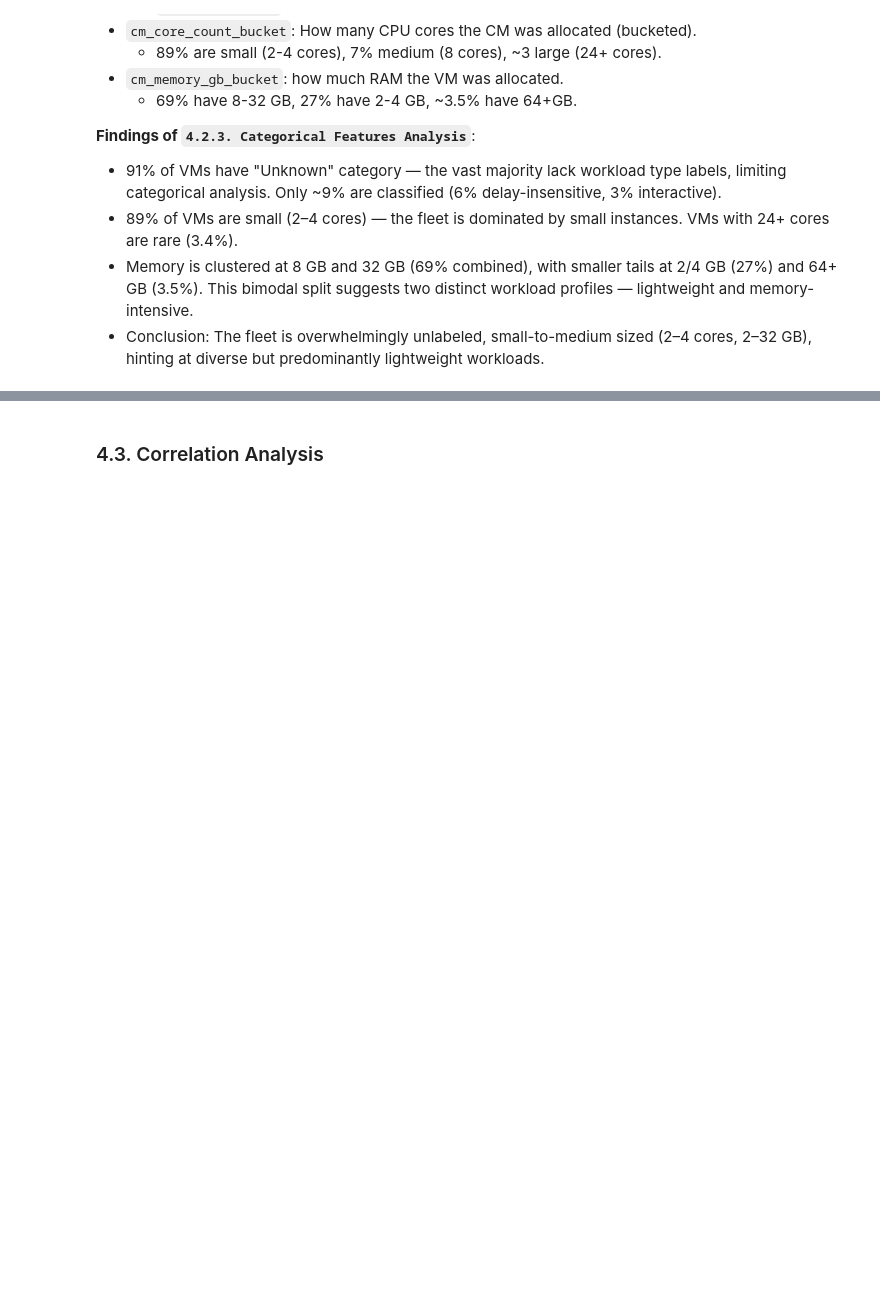
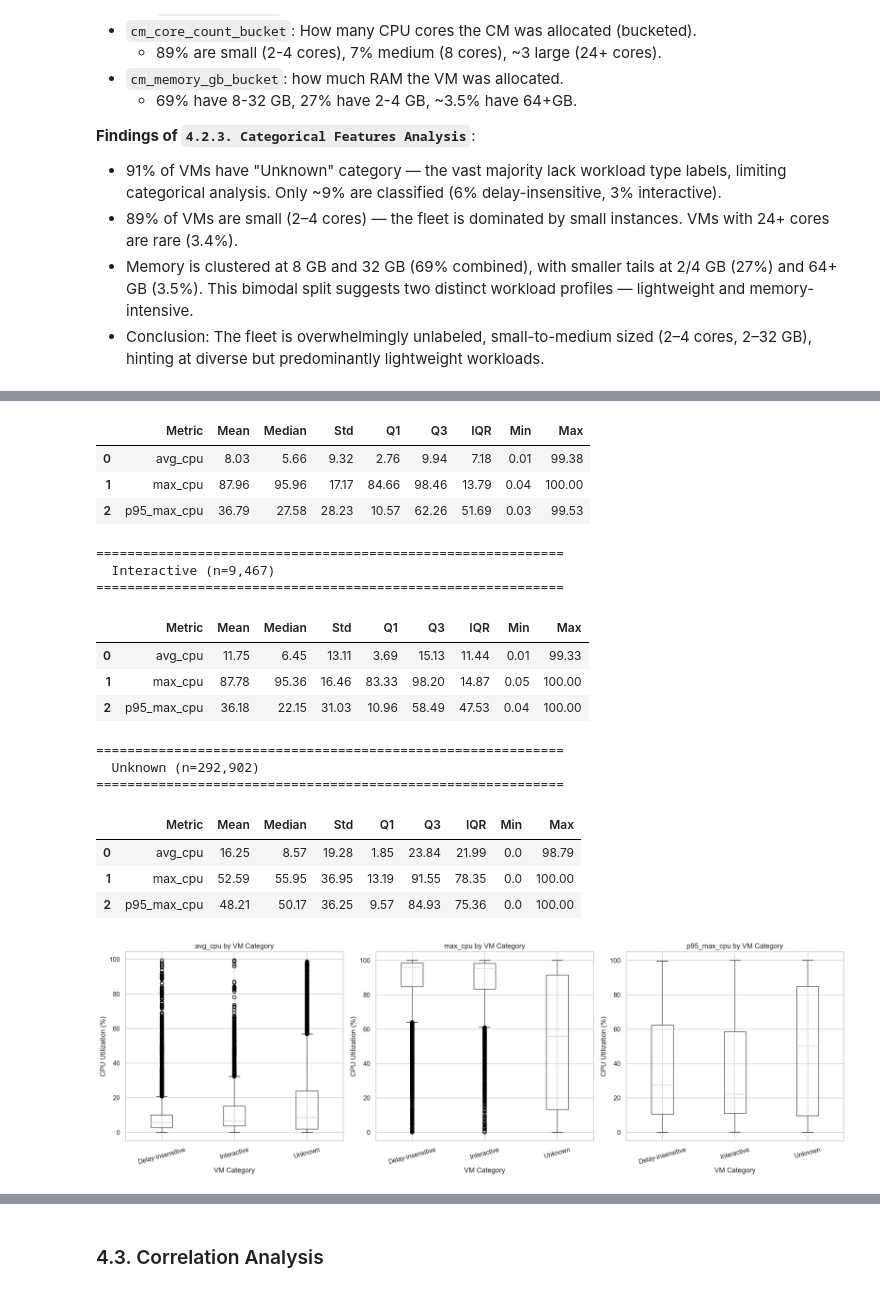
Before and after one commit to FajarLaksono/sembada-cloud, a Jupyter notebook: notebooks/02_azure_descriptive_analysis.ipynb, the cells around one changed output, grey strips where cells are left out. Saved outputs shown, nothing was run; the diff lists cells and outputs as text; code cells hidden in the pictures; blank space fills up the shorter version.

```diff
--- a/notebooks/02_azure_descriptive_analysis.ipynb
+++ b/notebooks/02_azure_descriptive_analysis.ipynb
@@ -693,0 +857,17 @@ plt.show()
+# %%
+# Skewness and kurtosis by VM category
+cat_cpu = con.execute("""
+SELECT avg_cpu, max_cpu, p95_max_cpu, vm_category
+FROM vmtable
+USING SAMPLE 10%
+""").fetchdf()
+
+print("=== Skewness & Kurtosis by VM Category ===\n")
+for cat in sorted(cat_cpu['vm_category'].unique()):
+    sub = cat_cpu[cat_cpu['vm_category'] == cat]
+    print(f"--- {cat} (n={len(sub):,}) ---")
+    for col in cpu_metrics:
+        s = sub[col].skew()
+        k = sub[col].kurtosis()
+        print(f"  {col:15s}:  Skew={s:>8.4f},  Kurtosis={k:>8.4f}")
+    print()
@@ -693,0 +913,42 @@ plt.show()
+# %%
+# Descriptive statistics by VM category
+print("=== CPU Metrics Distribution by VM Category (10% Sample) ===\n")
+
+cat_sample = con.execute("""
+SELECT avg_cpu, max_cpu, p95_max_cpu, vm_category
+FROM vmtable
+USING SAMPLE 10%
+""").fetchdf()
+
+for cat in sorted(cat_sample['vm_category'].unique()):
+    sub = cat_sample[cat_sample['vm_category'] == cat]
+    print(f"\n{'='*60}")
+    print(f"  {cat} (n={len(sub):,})")
+    print(f"{'='*60}")
+    stats_data = []
+    for col in cpu_metrics:
+        stats_data.append({
+            'Metric': col,
+            'Mean': round(sub[col].mean(), 2),
+            'Median': round(sub[col].median(), 2),
+            'Std': round(sub[col].std(), 2),
+            'Q1': round(sub[col].quantile(0.25), 2),
+            'Q3': round(sub[col].quantile(0.75), 2),
+            'IQR': round(sub[col].quantile(0.75) - sub[col].quantile(0.25), 2),
+            'Min': round(sub[col].min(), 2),
+            'Max': round(sub[col].max(), 2)
+        })
+    display(pd.DataFrame(stats_data))
+
+# Grouped boxplot
+fig, axes = plt.subplots(1, 3, figsize=(18, 6))
+for i, col in enumerate(cpu_metrics):
+    cat_sample.boxplot(column=col, by='vm_category', ax=axes[i])
+    axes[i].set_title(f'{col} by VM Category')
+    axes[i].set_xlabel('VM Category')
+    axes[i].set_ylabel('CPU Utilization (%)')
+    axes[i].tick_params(axis='x', rotation=15)
+plt.suptitle('')
+plt.tight_layout()
+plt.show()
+# %% [output]
@@ -693,0 +961,19 @@ plt.show()
+|  | Metric | Mean | Median | Std | Q1 | Q3 | IQR | Min | Max |
+| 0 | avg_cpu | 8.03 | 5.66 | 9.32 | 2.76 | 9.94 | 7.18 | 0.01 | 99.38 |
+| 1 | max_cpu | 87.96 | 95.96 | 17.17 | 84.66 | 98.46 | 13.79 | 0.04 | 100.00 |
+| 2 | p95_max_cpu | 36.79 | 27.58 | 28.23 | 10.57 | 62.26 | 51.69 | 0.03 | 99.53 |
+============================================================
+  Interactive (n=9,467)
+============================================================
+|  | Metric | Mean | Median | Std | Q1 | Q3 | IQR | Min | Max |
+| 0 | avg_cpu | 11.75 | 6.45 | 13.11 | 3.69 | 15.13 | 11.44 | 0.01 | 99.33 |
+| 1 | max_cpu | 87.78 | 95.36 | 16.46 | 83.33 | 98.20 | 14.87 | 0.05 | 100.00 |
+| 2 | p95_max_cpu | 36.18 | 22.15 | 31.03 | 10.96 | 58.49 | 47.53 | 0.04 | 100.00 |
+============================================================
+  Unknown (n=292,902)
+============================================================
+|  | Metric | Mean | Median | Std | Q1 | Q3 | IQR | Min | Max |
+| 0 | avg_cpu | 16.25 | 8.57 | 19.28 | 1.85 | 23.84 | 21.99 | 0.0 | 98.79 |
+| 1 | max_cpu | 52.59 | 55.95 | 36.95 | 13.19 | 91.55 | 78.35 | 0.0 | 100.00 |
+| 2 | p95_max_cpu | 48.21 | 50.17 | 36.25 | 9.57 | 84.93 | 75.36 | 0.0 | 100.00 |
+[figure, added]
```
Also changed, not shown: parts of 20 cells of this notebook.
